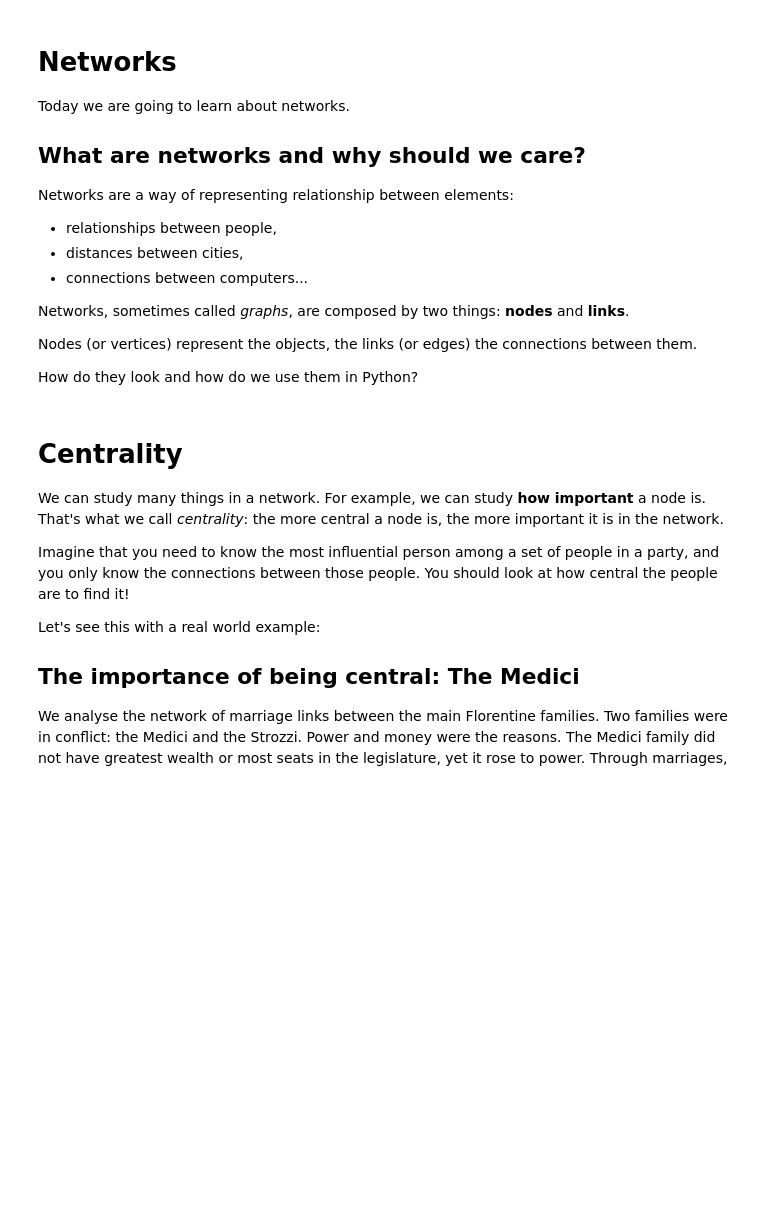
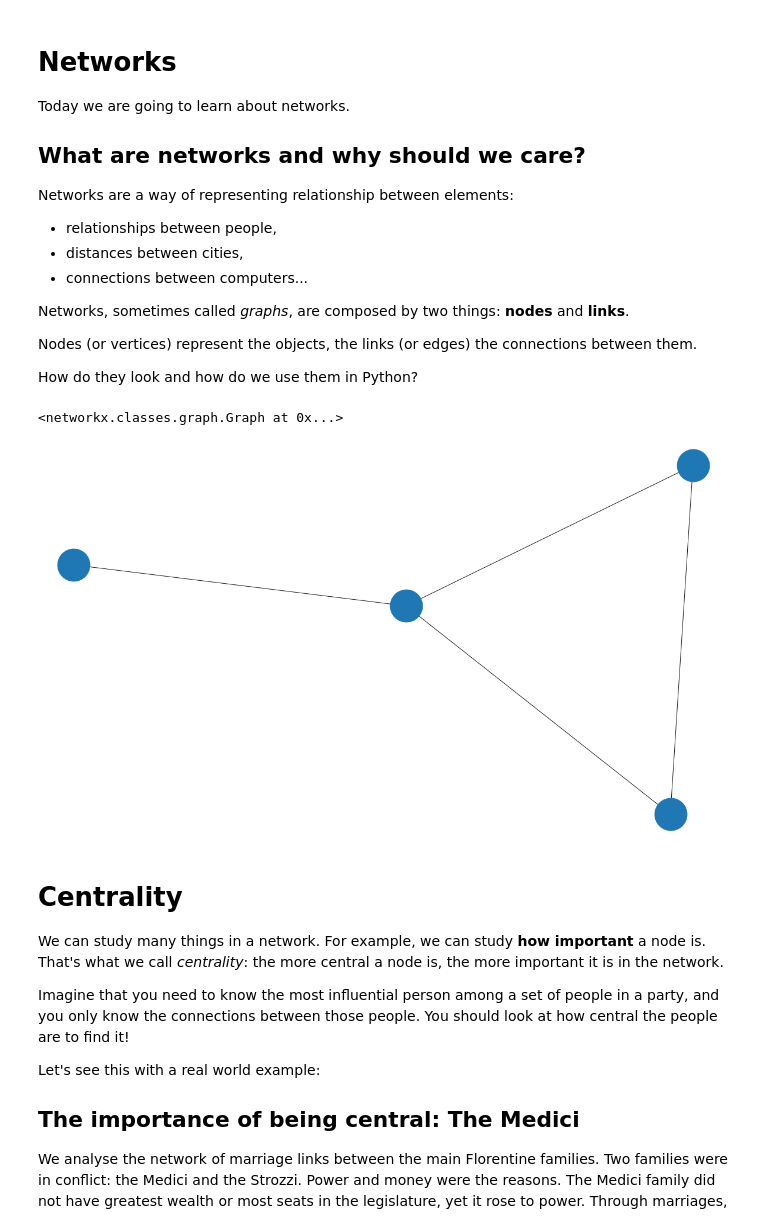
Before and after one commit to Ironhack-Data-Madrid-Febrero-2021/Classroom-Materials, a Jupyter notebook: module-2/17-introduction-networks-pre-class.ipynb, the cells around one changed output. Saved outputs shown, nothing was run; the diff lists cells and outputs as text; code cells hidden in the pictures; blank space fills up the shorter version.

```diff
--- a/module-2/17-introduction-networks-pre-class.ipynb
+++ b/module-2/17-introduction-networks-pre-class.ipynb
@@ -49,6 +49,25 @@ Networks, sometimes called *graphs*, are composed by two things: **nodes** and *
 Nodes (or vertices) represent the objects, the links (or edges) the connections between them.
 
 How do they look and how do we use them in Python?
+# %%
+G = nx.Graph()
+# %%
+G
+# %% [output]
+<networkx.classes.graph.Graph at 0x...>
+# %%
+# To add 4 nodes to our graph, we use:
+G.add_nodes_from([0, 1, 2, 4])
+
+# To add 4 edges, we can give a list of tuples of the nodes we want to join
+G.add_edges_from([(0,1), (1,2), (2,0), (0,4)])
+# %%
+# We can draw the node really easily!
+nx.draw(G, node_size=3000)
+
+# (note: the way Python plots the graph/network may vary)
+# %% [output]
+[figure, added]
 # %% [markdown]
 # Centrality
 
```
Also changed, not shown: parts of 25 cells of this notebook.
